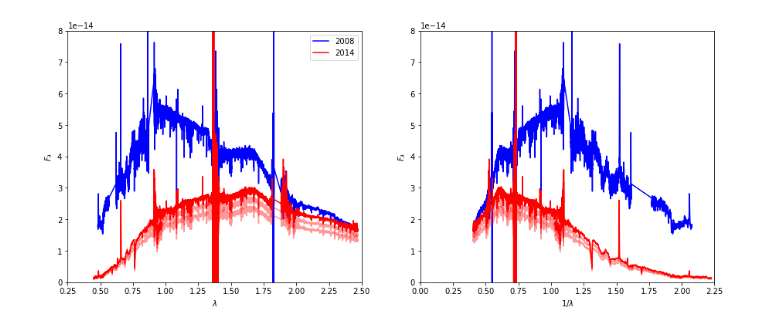
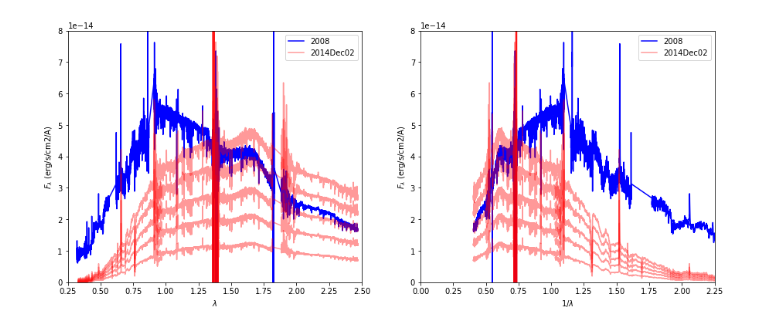
Before and after one commit to krislars/AA_Tau_Covey, a Jupyter notebook: Paper_figures.ipynb, the cells around one changed output. Saved outputs shown, nothing was run; the diff lists cells and outputs as text; code cells hidden in the pictures.

```diff
--- a/Paper_figures.ipynb
+++ b/Paper_figures.ipynb
@@ -18,45 +46,49 @@ else:
+# %%
+# QUICK AND DIRTY REPLACE:
+# x3,f3=x5,f5
+# x4,f4=x6,f6
+
+scalings=np.array([.42,0.72,1.0,1.32,1.62]) # Dec02
+# scalings=np.array([0.3,.51,.72,.94,1.16]) # Dec12
+# %%
+xobs1,fobs1=np.append(x2,x1),np.append(f2,f1)
+xobs2,fobs2=np.append(x4,x3),np.append(f4,f3)
+
+xobs1=xobs1*u.micron
+xobs2=xobs2*u.micron
+fobs1=fobs1*u.flam
+fobs2=fobs2*u.flam
+
+xobs1clip,fobs1clip=xobs1[1000:],fobs1[1000:]
+xobs2clip,fobs2clip=xobs2[500:],fobs2[500:]
 # %%
+fig,[ax1,ax2]=plt.subplots(1,2,figsize=(15,6))
 
-fig,[ax1,ax2]=plt.subplots(1,2,figsize=(15,6))
-x1,f1=np.loadtxt('AATau_IR2008.txt',unpack=True)
-x2,f2=np.loadtxt('AATau_opt2008.txt',unpack=True)
-x3,f3=np.loadtxt('AATau_IR2014dec02.txt',unpack=True)
-x4,f4=np.loadtxt('AATau_opt2014dec02.txt',unpack=True)
-
-# mask out the NaNs:
-def maskNans(wavelength,data):
-    masked_data=data[np.logical_not(np.isnan(data))]
-    masked_wavelength=wavelength[np.logical_not(np.isnan(data))]
-    return (masked_wavelength,masked_data)
-
-x1,f1=maskNans(x1,f1)
-x2,f2=maskNans(x2,f2)
-x3,f3=maskNans(x3,f3)
-x4,f4=maskNans(x4,f4)
-
-xobs1,fobs1=np.append(x2,x1)[1500:],np.append(f2,f1)[1500:]
-xobs2,fobs2=np.append(x4,x3)[500:],np.append(f4,f3)[500:]
 
 ax1.plot(xobs1, fobs1, label='2008',color='blue')
 ax1.set_ylim(0,0.8E-13)
 ax1.set_xlim(0.25,2.5)
 ax1.set_xlabel('$\lambda$')
-ax1.set_ylabel('$F_\lambda$')
-ax1.plot(xobs2, 0.8*fobs2, color='red', alpha=0.4)
-ax1.plot(xobs2, 0.9*fobs2, color='red', alpha=0.4)
-ax1.plot(xobs2, fobs2, label='2014',color='red')
-
+ax1.set_ylabel('$F_\lambda$ (erg/s/cm2/A)')
+for scale in scalings:
+    if scale==1.0:
+        ax1.plot(xobs2, scale*fobs2, color='red', alpha=0.4, label='2014Dec02')
+    else:
+        ax1.plot(xobs2, scale*fobs2, color='red', alpha=0.4)
 ax1.legend(loc='best')
 
-ax2.plot(1./xobs1, fobs1, color='blue')
+ax2.plot(1./xobs1, fobs1, label='2008', color='blue')
 ax2.set_ylim(0,0.8E-13)
 ax2.set_xlim(0,2.25)
 ax2.set_xlabel('1/$\lambda$')
-ax2.set_ylabel('$F_\lambda$')
-ax2.plot(1./xobs2, 0.8*fobs2, color='red', alpha=0.4)
-ax2.plot(1./xobs2, 0.9*fobs2, color='red', alpha=0.4)
-ax2.plot(1./xobs2, fobs2, color='red')
+ax2.set_ylabel('$F_\lambda$ (erg/s/cm2/A)')
+for scale in scalings:
+    if scale==1.0:
+        ax2.plot(1./xobs2, scale*fobs2, color='red', alpha=0.4, label='2014Dec02')
+    else:
+        ax2.plot(1./xobs2, scale*fobs2, color='red',alpha=0.4)
+ax2.legend(loc='best')
 
 plt.show()
 # %% [output]
-[figure, old version]
+[figure, new version]
```
Also changed, not shown: parts of 20 cells of this notebook, 41 other files.
